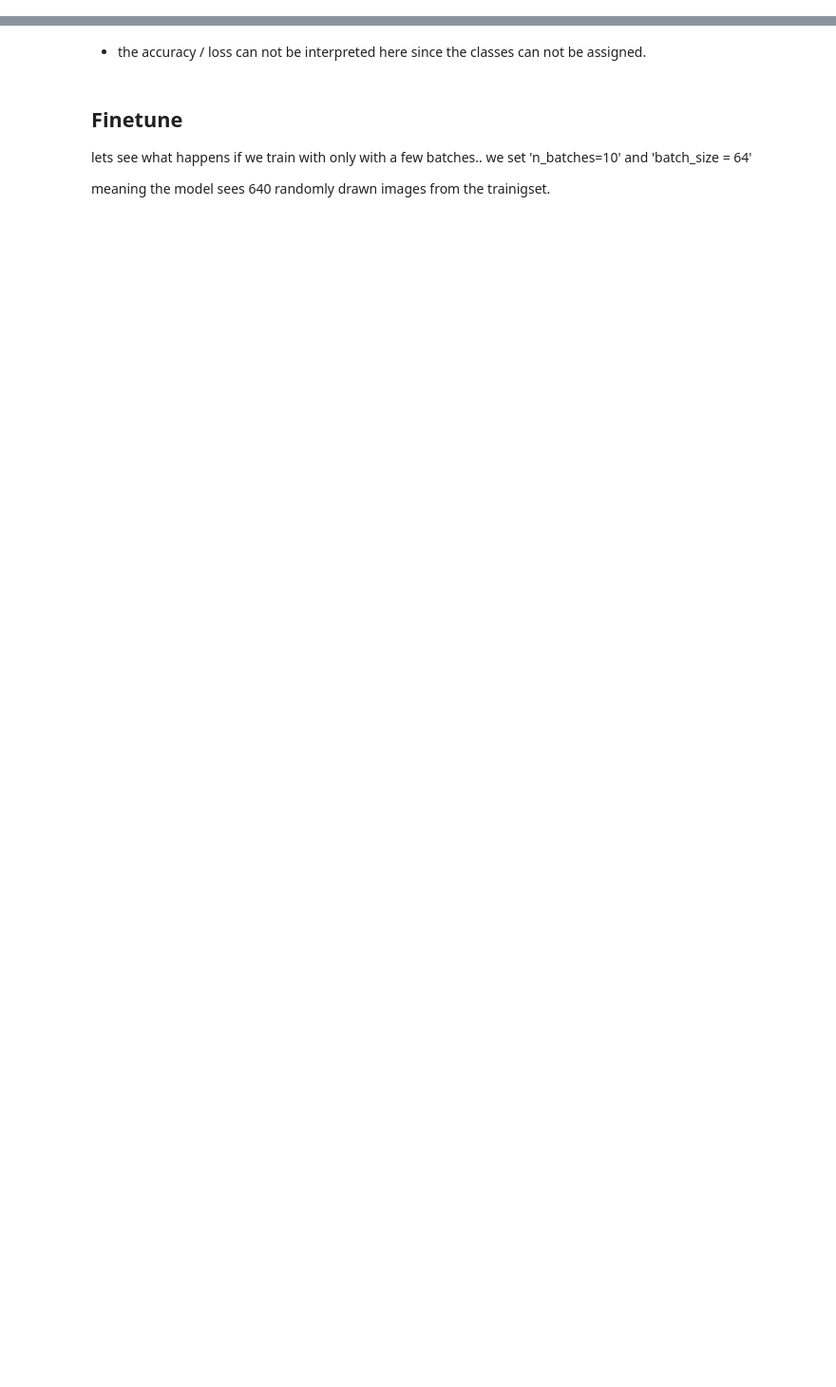
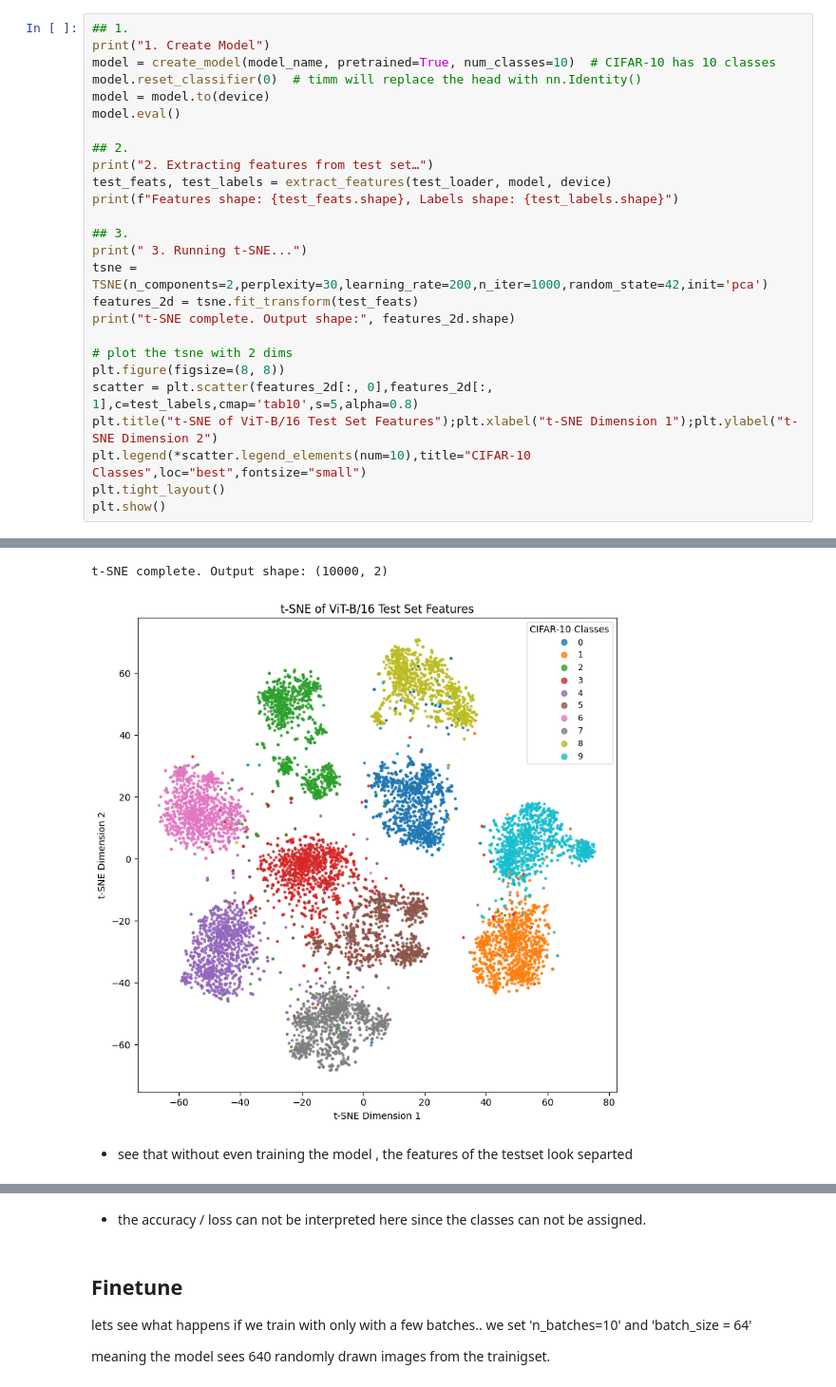
Before and after one commit to martymichel/dl_course_2025, a Jupyter notebook: notebooks/10_IN_PROGRESS_vit_finetuning.ipynb, the cells around one changed output, grey strips where cells are left out. Shown at 95% size. Drawn from its saved outputs; the diff is of its cells as text; blank space fills up the shorter version.

```diff
--- a/notebooks/10_IN_PROGRESS_vit_finetuning.ipynb
+++ b/notebooks/10_IN_PROGRESS_vit_finetuning.ipynb
@@ -135,0 +154,27 @@ Ok lets now check what the model outputs when its not finetuned on the task
+# %%
+## 1.
+print("1. Create Model")
+model = create_model(model_name, pretrained=True, num_classes=10)  # CIFAR-10 has 10 classes
+model.reset_classifier(0)  # timm will replace the head with nn.Identity()
+model = model.to(device)
+model.eval()
+
+## 2.
+print("2. Extracting features from test set…")
+test_feats, test_labels = extract_features(test_loader, model, device)
+print(f"Features shape: {test_feats.shape}, Labels shape: {test_labels.shape}")
+
+## 3.
+print(" 3. Running t-SNE...")
+tsne = TSNE(n_components=2,perplexity=30,learning_rate=200,n_iter=1000,random_state=42,init='pca')
+features_2d = tsne.fit_transform(test_feats)
+print("t-SNE complete. Output shape:", features_2d.shape)
+
+# plot the tsne with 2 dims
+plt.figure(figsize=(8, 8))
+scatter = plt.scatter(features_2d[:, 0],features_2d[:, 1],c=test_labels,cmap='tab10',s=5,alpha=0.8)
+plt.title("t-SNE of ViT-B/16 Test Set Features");plt.xlabel("t-SNE Dimension 1");plt.ylabel("t-SNE Dimension 2")
+plt.legend(*scatter.legend_elements(num=10),title="CIFAR-10 Classes",loc="best",fontsize="small")
+plt.tight_layout()
+plt.show()
+# %% [output]
@@ -135,0 +185,4 @@ Ok lets now check what the model outputs when its not finetuned on the task
+t-SNE complete. Output shape: (10000, 2)
+[figure, added]
+# %% [markdown]
+- see that without even training the model , the features of the testset look  separted
```
Also changed, not shown: parts of 17 cells of this notebook, 2 other files.
